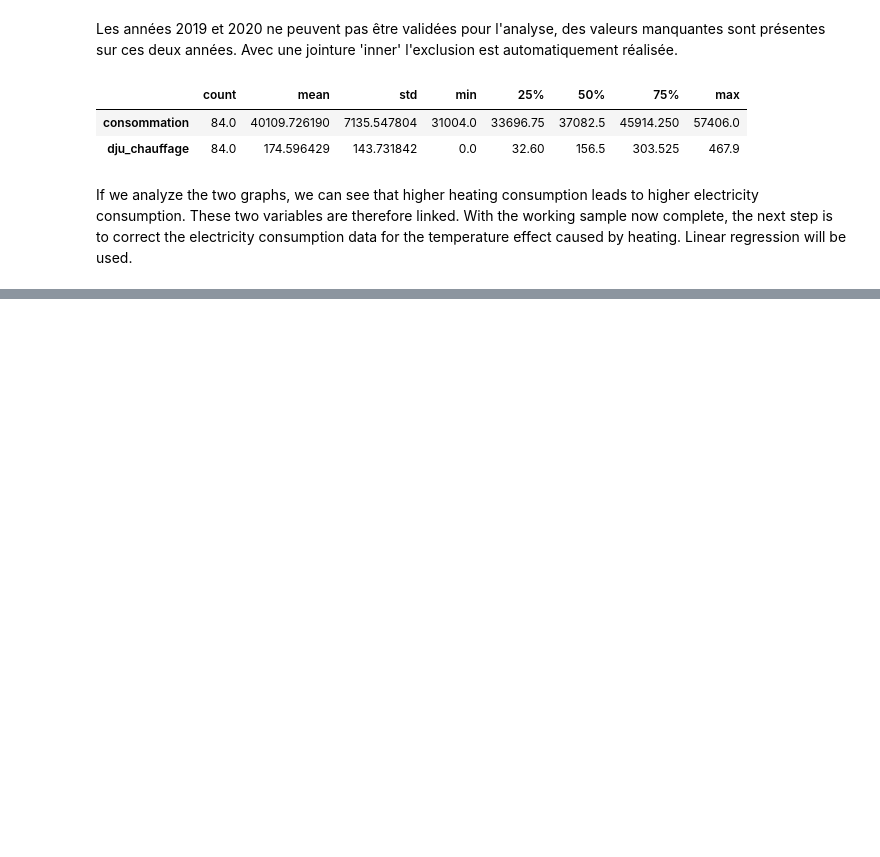
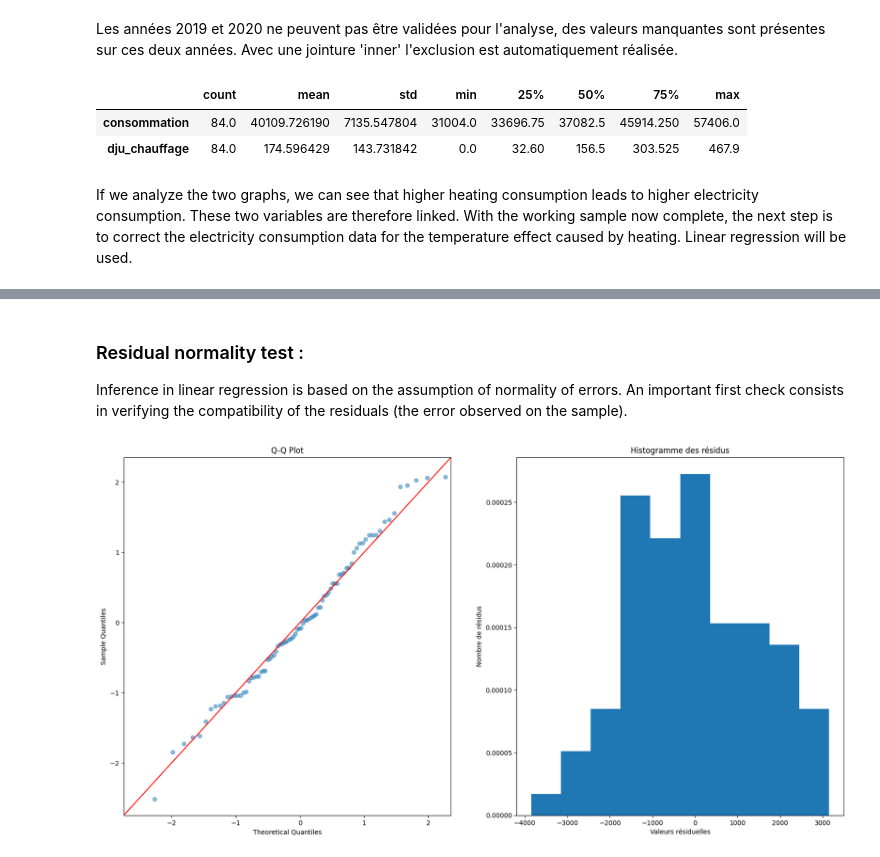
Before and after one commit to Dreys-bot/Forecasting-electricity-demand-on-the-French-market, a Jupyter notebook: notebook1.ipynb, the cells around one changed output, grey strips where cells are left out. Drawn from its saved outputs; the diff is of its cells as text; code cells hidden in the pictures; blank space fills up the shorter version.

```diff
--- a/notebook1.ipynb
+++ b/notebook1.ipynb
@@ -302,0 +440,22 @@ If we analyze the two graphs, we can see that higher heating consumption leads t
+# %% [markdown]
+### Residual normality test :
+Inference in linear regression is based on the assumption of normality of errors. An important first check consists in verifying the compatibility of the residuals (the error observed on the sample).
+# %%
+# Residue distributon
+fig, ax = plt.subplots(1, 2, figsize=(20,10))
+
+plt.hist(reg.resid, density=True)
+
+model_norm_residuals = reg.get_influence().resid_studentized_internal
+QQ = ProbPlot(model_norm_residuals)
+QQ.qqplot(line='45', alpha=0.5, color='#4C72B0', ax=ax[0])
+
+ax[0].set_title('Q-Q Plot')
+ax[1].set_title('Histogramme des résidus')
+ax[1].set_xlabel('Valeurs résiduelles')
+ax[1].set_ylabel('Nombre de résidus')
+
+plt.savefig('p9_graphic/qqplot_histo_residus_reg.jpg')
+plt.show()
+# %% [output]
+[figure, added]
```
Also changed, not shown: parts of 72 cells of this notebook.
